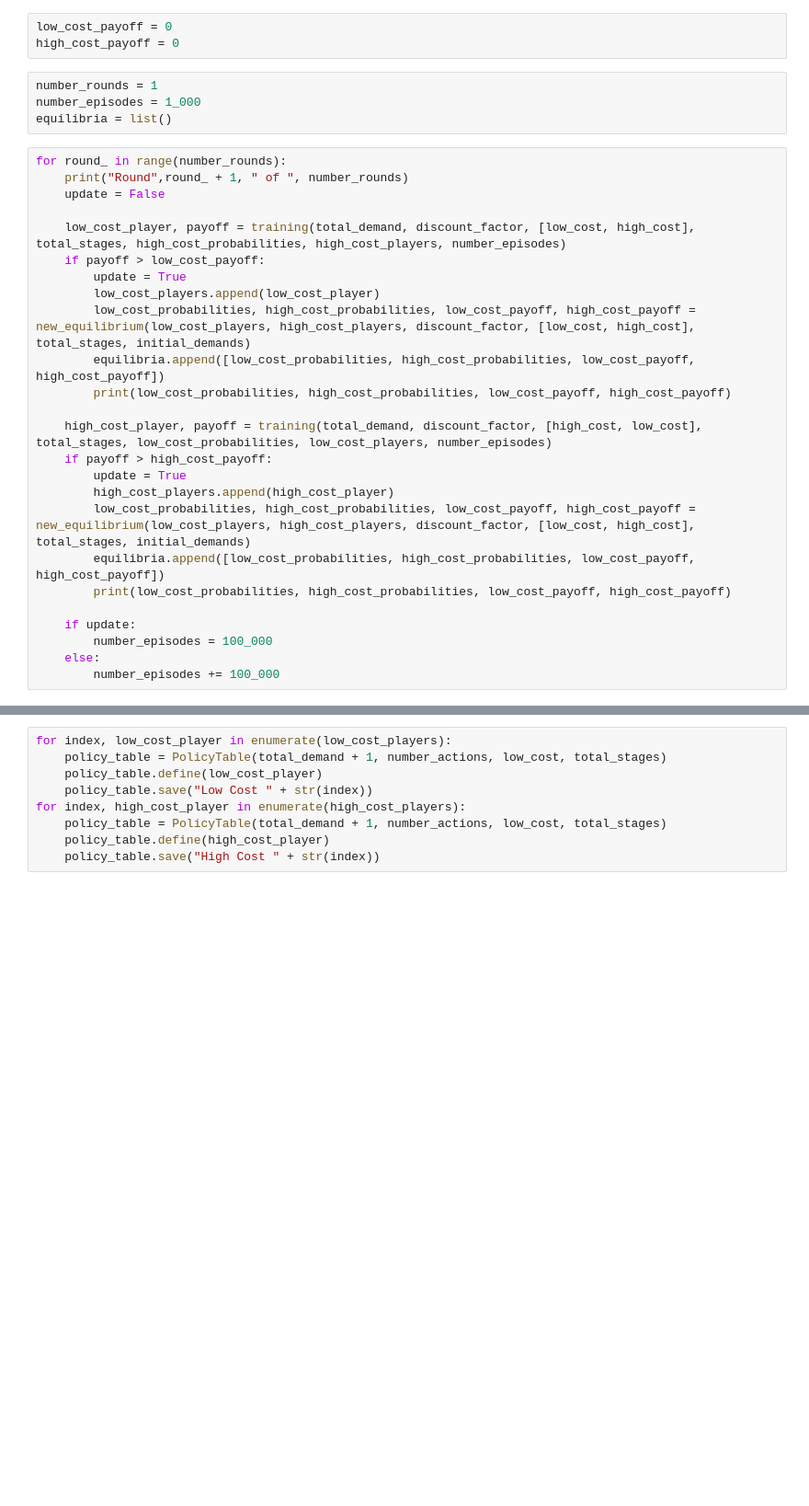
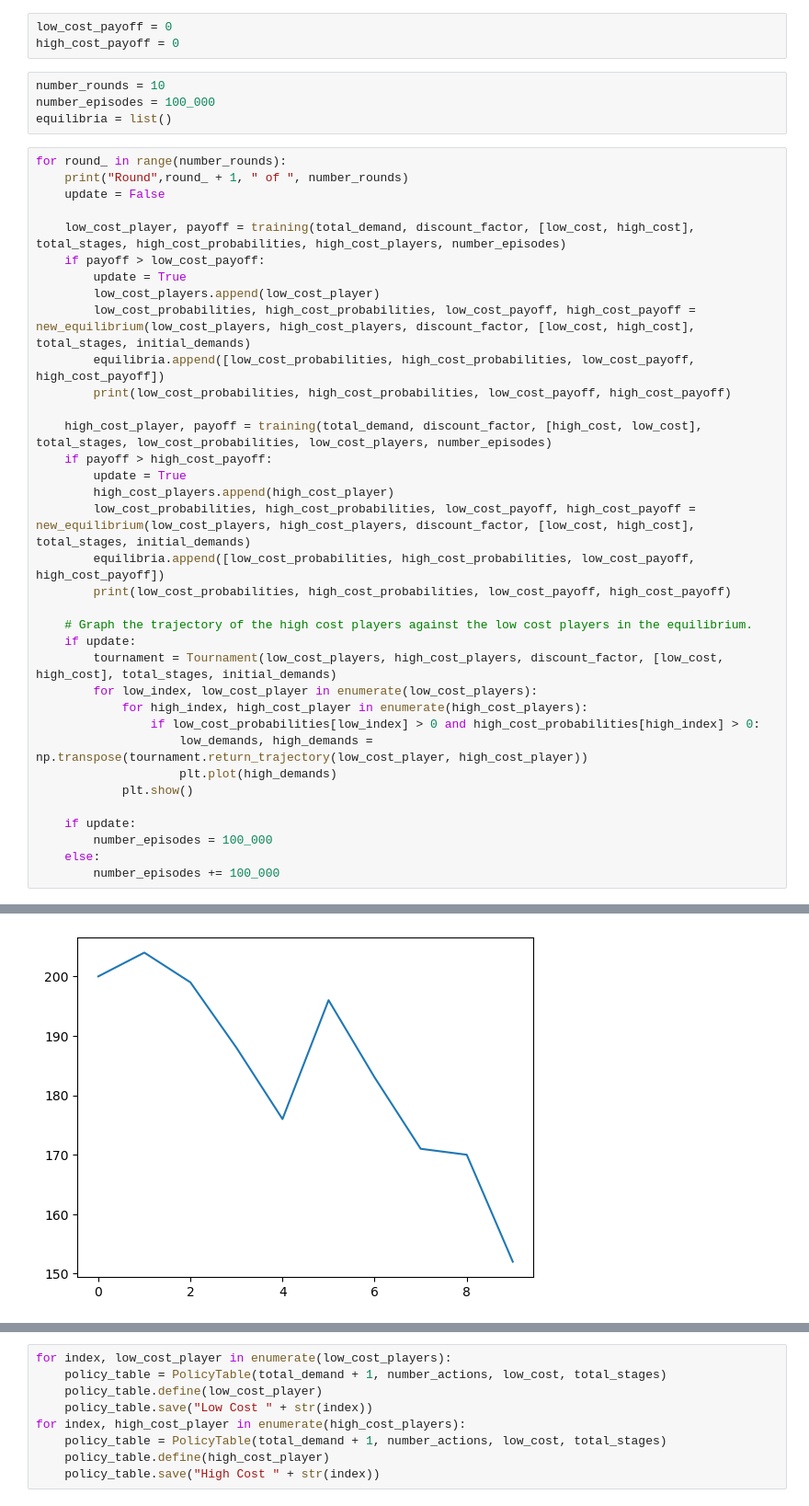
Before and after one commit to stengel/EquiLearn, a Jupyter notebook: Population_Game/Learning + Population.ipynb, the cells around one changed output, grey strips where cells are left out. Shown: that part at 92% size. Drawn from its saved outputs; the diff is of its cells as text; blank space fills up the shorter version.

```diff
--- a/Population_Game/Learning + Population.ipynb
+++ b/Population_Game/Learning + Population.ipynb
@@ -112,8 +109,8 @@ def return_distribution(number_players, cost_probs, cost_support):
 low_cost_payoff = 0
 high_cost_payoff = 0
 # %%
-number_rounds = 1
-number_episodes = 1_000
+number_rounds = 10
+number_episodes = 100_000
 equilibria = list()
 # %%
 for round_ in range(number_rounds):
@@ -136,6 +133,16 @@ for round_ in range(number_rounds):
         equilibria.append([low_cost_probabilities, high_cost_probabilities, low_cost_payoff, high_cost_payoff])
         print(low_cost_probabilities, high_cost_probabilities, low_cost_payoff, high_cost_payoff)
 
+    # Graph the trajectory of the high cost players against the low cost players in the equilibrium.
+    if update:
+        tournament = Tournament(low_cost_players, high_cost_players, discount_factor, [low_cost, high_cost], total_stages, initial_demands)
+        for low_index, low_cost_player in enumerate(low_cost_players):
+            for high_index, high_cost_player in enumerate(high_cost_players):
+                if low_cost_probabilities[low_index] > 0 and high_cost_probabilities[high_index] > 0:
+                    low_demands, high_demands = np.transpose(tournament.return_trajectory(low_cost_player, high_cost_player))
+                    plt.plot(high_demands)
+            plt.show()
+
     if update:
         number_episodes = 100_000
     else:
@@ -145,0 +154 @@ Round 1  of  1
+[figure, added]
```
Also changed, not shown: parts of 3 cells of this notebook, 11 other files.
